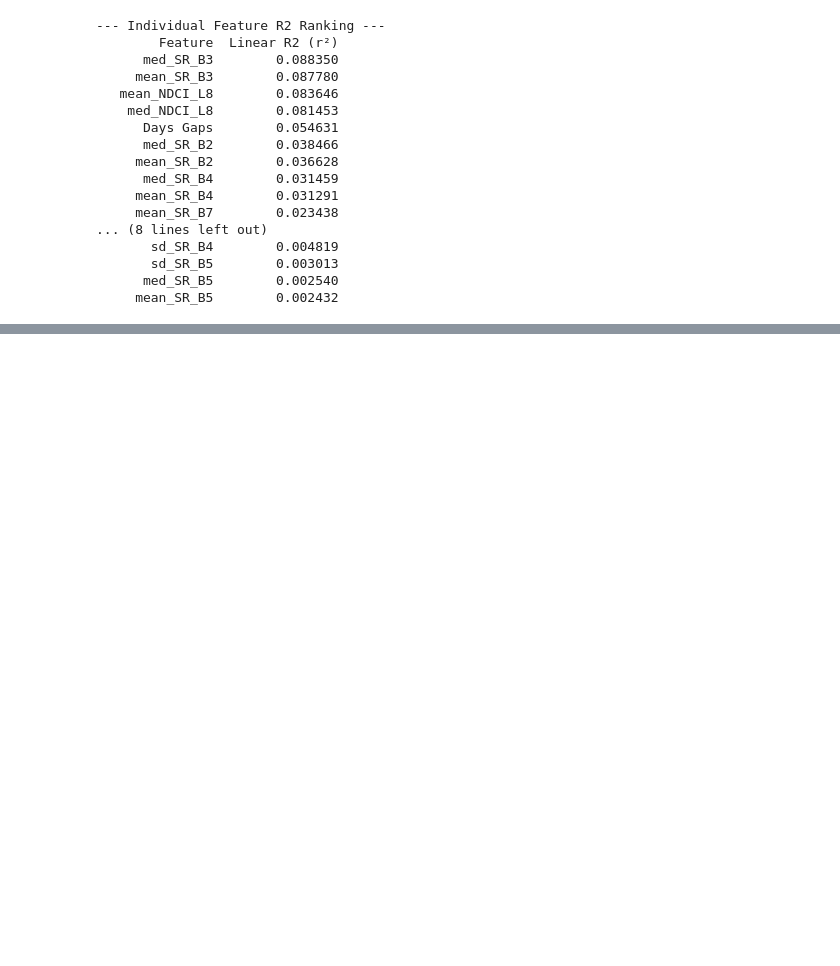
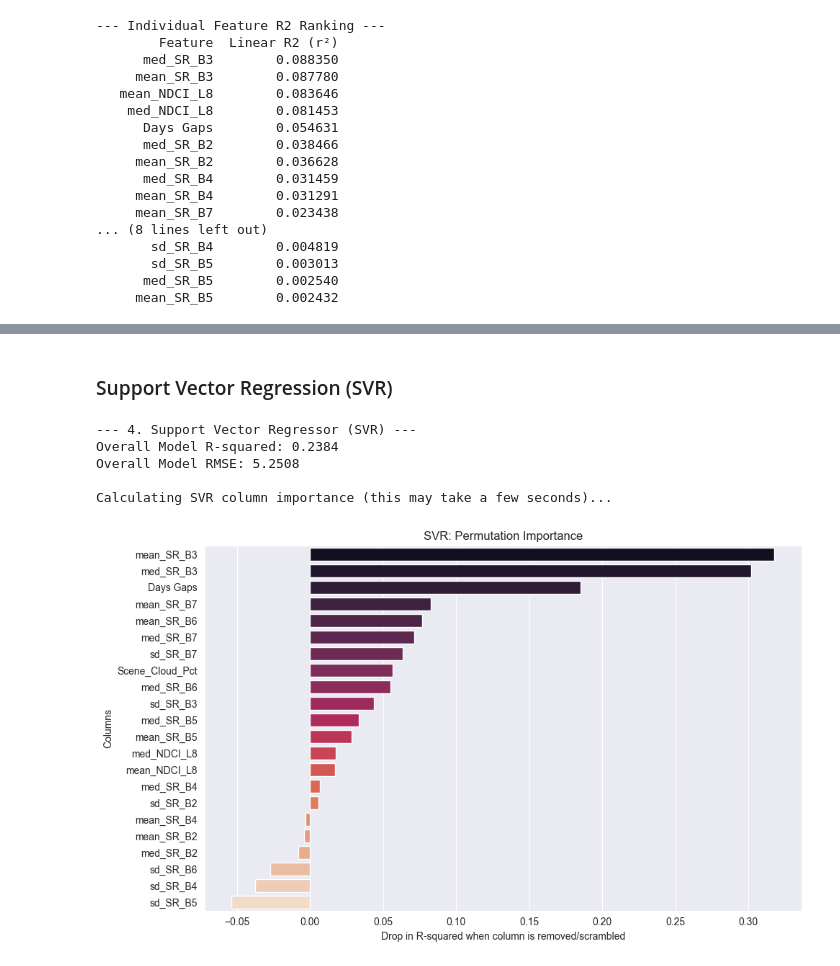
Before and after one commit to anup-adhikari10/chlorophyll_data_evaluation, a Jupyter notebook: L89.ipynb, the cells around one changed output, grey strips where cells are left out. Saved outputs shown, nothing was run; the diff lists cells and outputs as text; code cells hidden in the pictures; blank space fills up the shorter version.

```diff
--- a/L89.ipynb
+++ b/L89.ipynb
@@ -129,0 +277,40 @@ print(linear_r2_df.to_string(index=False))
+# %% [markdown]
+### Support Vector Regression (SVR)
+# %%
+from sklearn.svm import SVR
+from sklearn.inspection import permutation_importance
+
+svr = SVR(kernel='rbf', C=10, epsilon=0.1)
+svr.fit(X_train_scaled, y_train)
+
+y_pred_svr = svr.predict(X_test_scaled)
+r2_svr = r2_score(y_test, y_pred_svr)
+rmse_svr = np.sqrt(mean_squared_error(y_test, y_pred_svr))
+
+print("--- 4. Support Vector Regressor (SVR) ---")
+print(f"Overall Model R-squared: {r2_svr:.4f}")
+print(f"Overall Model RMSE: {rmse_svr:.4f}\n")
+
+print("Calculating SVR column importance (this may take a few seconds)...")
+svr_perm = permutation_importance(svr, X_test_scaled, y_test, n_repeats=10, random_state=42)
+
+svr_importances = pd.DataFrame({
+    'Feature': feature_cols,
+    'Importance_Drop': svr_perm.importances_mean
+}).sort_values(by='Importance_Drop', ascending=False)
+
+# Plot
+plt.figure(figsize=(10, 6))
+sns.barplot(x='Importance_Drop', y='Feature', data=svr_importances, palette='rocket',hue = 'Feature', legend=False)
+plt.title('SVR: Permutation Importance')
+plt.xlabel('Drop in R-squared when column is removed/scrambled')
+plt.ylabel('Columns')
+plt.tight_layout()
+plt.show()
+# %% [output]
+--- 4. Support Vector Regressor (SVR) ---
+Overall Model R-squared: 0.2384
+Overall Model RMSE: 5.2508
+
+Calculating SVR column importance (this may take a few seconds)...
+[figure, added]
```
Also changed, not shown: parts of 12 cells of this notebook, 1 other file.
